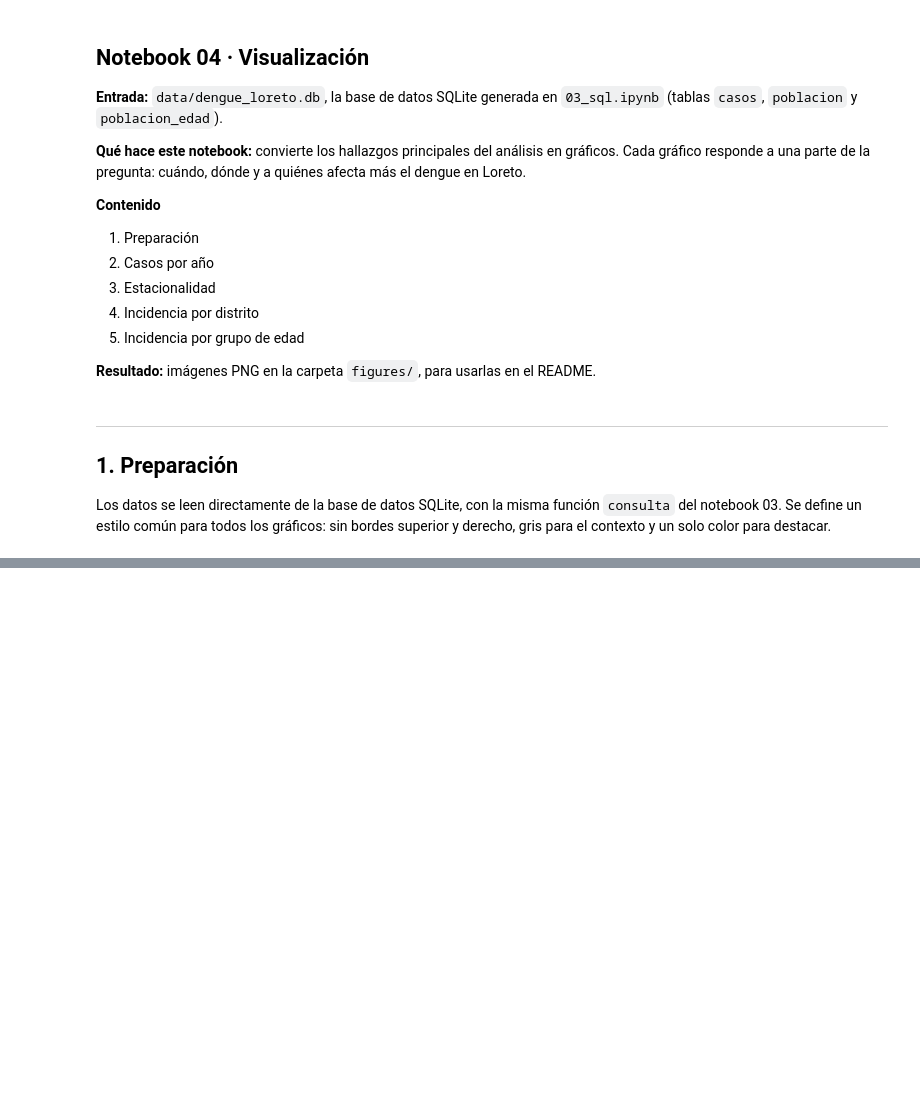
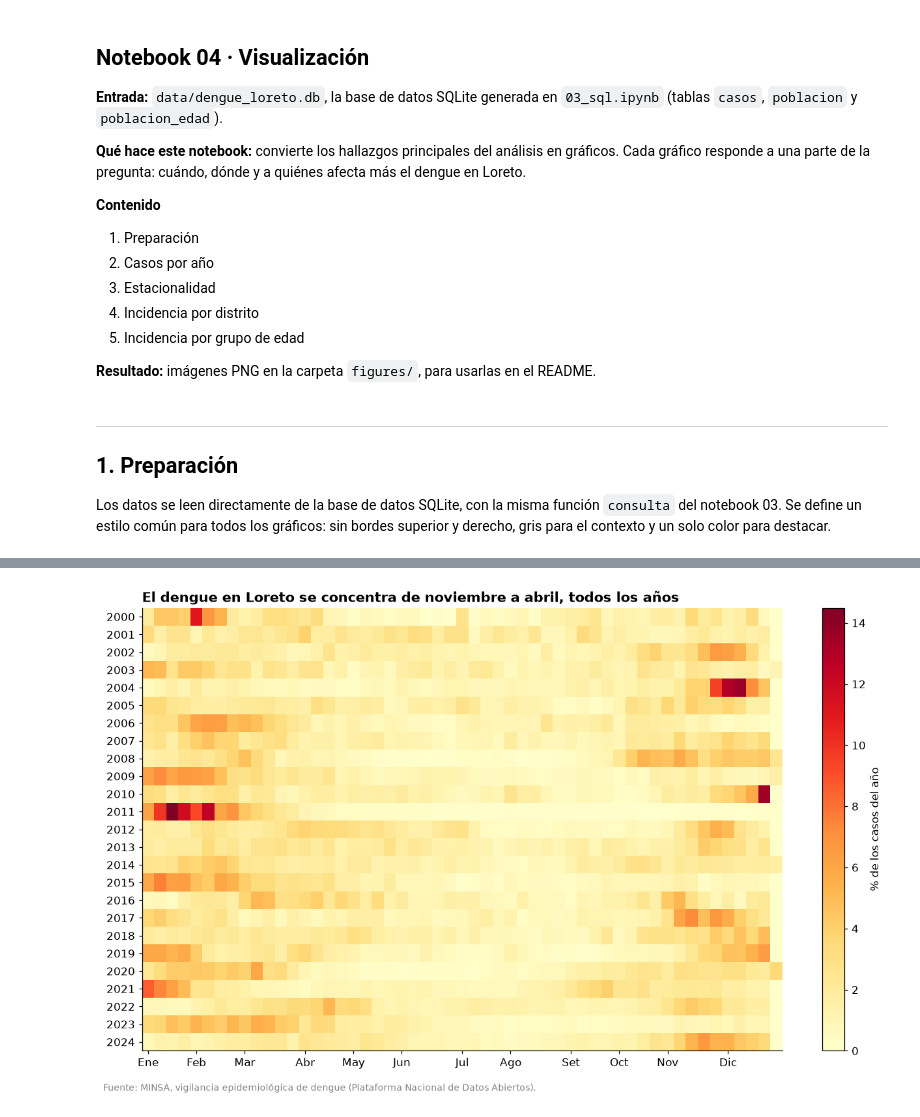
Before and after one commit to David-Sac/dengue-loreto, a Jupyter notebook: notebooks/04_visualizacion.ipynb, the cells around one changed output, grey strips where cells are left out. Drawn from its saved outputs; the diff is of its cells as text; code cells hidden in the pictures; blank space fills up the shorter version.

Commit message:
feat: generacion de grafico de estacionalidad

```diff
--- a/notebooks/04_visualizacion.ipynb
+++ b/notebooks/04_visualizacion.ipynb
@@ -47,0 +101,40 @@ FUENTE = "Fuente: MINSA, vigilancia epidemiológica de dengue (Plataforma Nacion
+# %%
+semanal = consulta("""
+WITH semanal AS (
+    SELECT ano, semana, COUNT(*) AS casos
+    FROM casos
+    GROUP BY ano, semana
+)
+SELECT
+    ano,
+    semana,
+    casos * 100.0 / SUM(casos) OVER (PARTITION BY ano) AS pct
+FROM semanal
+""")
+
+# Tabla dinámica: filas = años, columnas = semanas, valores = porcentaje
+tabla = semanal.pivot(index="ano", columns="semana", values="pct").fillna(0)
+
+fig, ax = plt.subplots(figsize=(12, 7))
+im = ax.imshow(tabla, aspect="auto", cmap="YlOrRd")
+
+# Eje Y: todos los años
+ax.set_yticks(range(len(tabla.index)))
+ax.set_yticklabels(tabla.index)
+
+# Eje X: el nombre del mes en la semana en que empieza (aproximado)
+semanas_mes = [1, 5, 9, 14, 18, 22, 27, 31, 36, 40, 44, 49]
+meses = ["Ene", "Feb", "Mar", "Abr", "May", "Jun", "Jul", "Ago", "Set", "Oct", "Nov", "Dic"]
+ax.set_xticks([s - 1 for s in semanas_mes])   # la columna de la semana 1 está en la posición 0
+ax.set_xticklabels(meses)
+
+fig.colorbar(im, ax=ax, label="% de los casos del año")
+ax.set_title("El dengue en Loreto se concentra de noviembre a abril, todos los años",
+             loc="left", fontsize=14, fontweight="bold")
+
+fig.text(0.01, -0.02, FUENTE, fontsize=9, color="gray")
+plt.tight_layout()
+fig.savefig("../figures/02_estacionalidad.png", dpi=150, bbox_inches="tight")
+plt.show()
+# %% [output]
+[figure, added]
```
Also changed, not shown: parts of 4 cells of this notebook, 1 other file.
